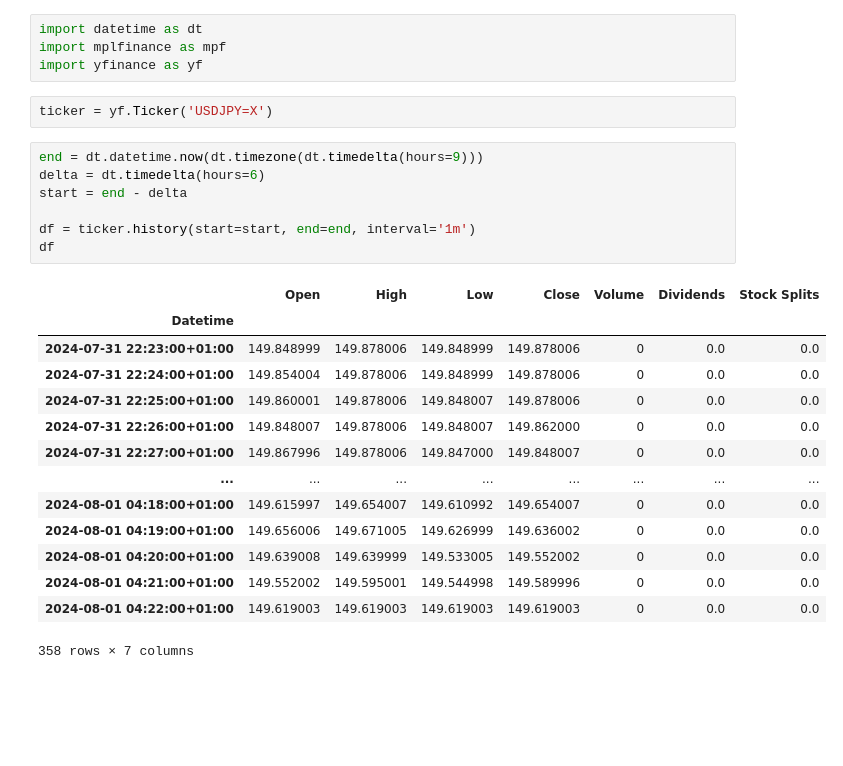
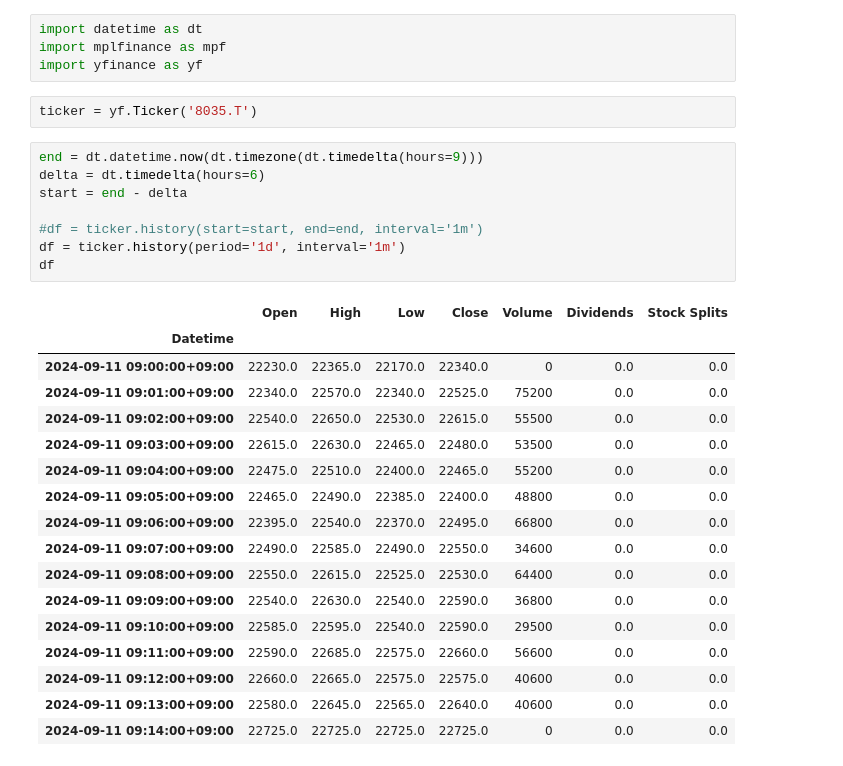
Before and after one commit to bitwalk123/stock-explorer, a Jupyter notebook: jupyter/yfinance_test_004.ipynb, the cells around one changed output. Cells and saved outputs as stored; diff of their text form; blank space fills up the shorter version.

```diff
--- a/jupyter/yfinance_test_004.ipynb
+++ b/jupyter/yfinance_test_004.ipynb
@@ -3,29 +3,33 @@ import datetime as dt
 import mplfinance as mpf
 import yfinance as yf
 # %%
-ticker = yf.Ticker('USDJPY=X')
+ticker = yf.Ticker('8035.T')
 # %%
 end = dt.datetime.now(dt.timezone(dt.timedelta(hours=9)))
 delta = dt.timedelta(hours=6)
 start = end - delta
 
-df = ticker.history(start=start, end=end, interval='1m')
+#df = ticker.history(start=start, end=end, interval='1m')
+df = ticker.history(period='1d', interval='1m')
 df
 # %% [output]
 |  | Open | High | Low | Close | Volume | Dividends | Stock Splits |
 | Datetime |  |  |  |  |  |  |  |
-| 2024-07-31 22:23:00+01:00 | 149.848999 | 149.878006 | 149.848999 | 149.878006 | 0 | 0.0 | 0.0 |
-| 2024-07-31 22:24:00+01:00 | 149.854004 | 149.878006 | 149.848999 | 149.878006 | 0 | 0.0 | 0.0 |
-| 2024-07-31 22:25:00+01:00 | 149.860001 | 149.878006 | 149.848007 | 149.878006 | 0 | 0.0 | 0.0 |
-| 2024-07-31 22:26:00+01:00 | 149.848007 | 149.878006 | 149.848007 | 149.862000 | 0 | 0.0 | 0.0 |
-| 2024-07-31 22:27:00+01:00 | 149.867996 | 149.878006 | 149.847000 | 149.848007 | 0 | 0.0 | 0.0 |
-| ... | ... | ... | ... | ... | ... | ... | ... |
-| 2024-08-01 04:18:00+01:00 | 149.615997 | 149.654007 | 149.610992 | 149.654007 | 0 | 0.0 | 0.0 |
-| 2024-08-01 04:19:00+01:00 | 149.656006 | 149.671005 | 149.626999 | 149.636002 | 0 | 0.0 | 0.0 |
-| 2024-08-01 04:20:00+01:00 | 149.639008 | 149.639999 | 149.533005 | 149.552002 | 0 | 0.0 | 0.0 |
-| 2024-08-01 04:21:00+01:00 | 149.552002 | 149.595001 | 149.544998 | 149.589996 | 0 | 0.0 | 0.0 |
-| 2024-08-01 04:22:00+01:00 | 149.619003 | 149.619003 | 149.619003 | 149.619003 | 0 | 0.0 | 0.0 |
+| 2024-09-11 09:00:00+09:00 | 22230.0 | 22365.0 | 22170.0 | 22340.0 | 0 | 0.0 | 0.0 |
+| 2024-09-11 09:01:00+09:00 | 22340.0 | 22570.0 | 22340.0 | 22525.0 | 75200 | 0.0 | 0.0 |
+| 2024-09-11 09:02:00+09:00 | 22540.0 | 22650.0 | 22530.0 | 22615.0 | 55500 | 0.0 | 0.0 |
+| 2024-09-11 09:03:00+09:00 | 22615.0 | 22630.0 | 22465.0 | 22480.0 | 53500 | 0.0 | 0.0 |
+| 2024-09-11 09:04:00+09:00 | 22475.0 | 22510.0 | 22400.0 | 22465.0 | 55200 | 0.0 | 0.0 |
+| 2024-09-11 09:05:00+09:00 | 22465.0 | 22490.0 | 22385.0 | 22400.0 | 48800 | 0.0 | 0.0 |
+| 2024-09-11 09:06:00+09:00 | 22395.0 | 22540.0 | 22370.0 | 22495.0 | 66800 | 0.0 | 0.0 |
+| 2024-09-11 09:07:00+09:00 | 22490.0 | 22585.0 | 22490.0 | 22550.0 | 34600 | 0.0 | 0.0 |
+| 2024-09-11 09:08:00+09:00 | 22550.0 | 22615.0 | 22525.0 | 22530.0 | 64400 | 0.0 | 0.0 |
+| 2024-09-11 09:09:00+09:00 | 22540.0 | 22630.0 | 22540.0 | 22590.0 | 36800 | 0.0 | 0.0 |
+| 2024-09-11 09:10:00+09:00 | 22585.0 | 22595.0 | 22540.0 | 22590.0 | 29500 | 0.0 | 0.0 |
+| 2024-09-11 09:11:00+09:00 | 22590.0 | 22685.0 | 22575.0 | 22660.0 | 56600 | 0.0 | 0.0 |
+| 2024-09-11 09:12:00+09:00 | 22660.0 | 22665.0 | 22575.0 | 22575.0 | 40600 | 0.0 | 0.0 |
+| 2024-09-11 09:13:00+09:00 | 22580.0 | 22645.0 | 22565.0 | 22640.0 | 40600 | 0.0 | 0.0 |
+| 2024-09-11 09:14:00+09:00 | 22725.0 | 22725.0 | 22725.0 | 22725.0 | 0 | 0.0 | 0.0 |
-358 rows × 7 columns
 # %%
 df.index = df.index.tz_convert('Asia/Tokyo')
 df
```
Also changed, not shown: parts of 2 cells of this notebook, 4 other files.
